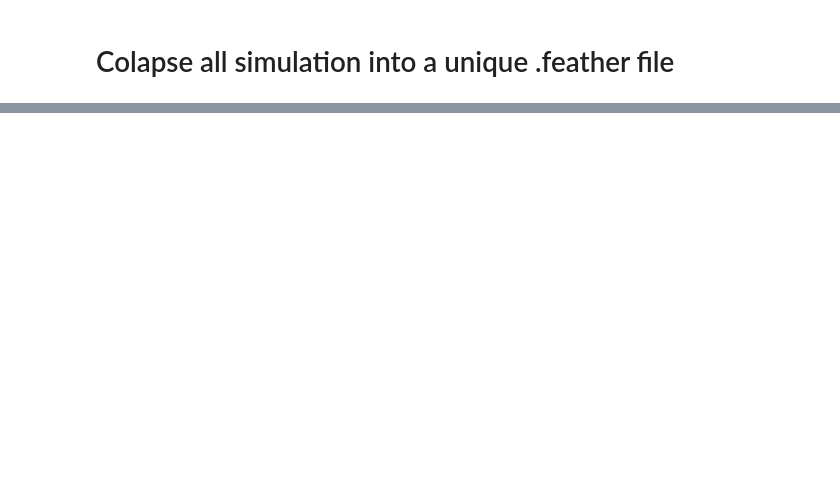
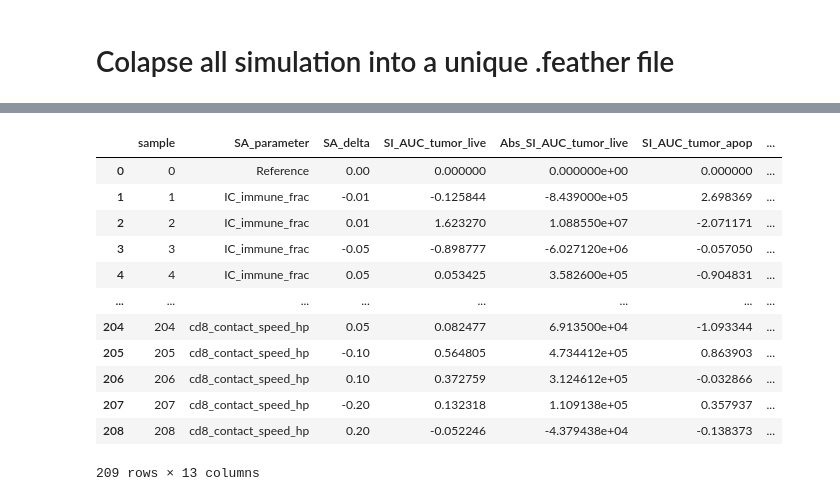
Before and after one commit to PhysiCell-Models/grammar_samples, a Jupyter notebook: Sensitivity_Analysis/SA_script_ex3.ipynb, the cells around one changed output, grey strips where cells are left out. Drawn from its saved outputs; the diff is of its cells as text; code cells hidden in the pictures; blank space fills up the shorter version.

```diff
--- a/Sensitivity_Analysis/SA_script_ex3.ipynb
+++ b/Sensitivity_Analysis/SA_script_ex3.ipynb
@@ -323,0 +149,52 @@ plt.show()
+# %%
+sample_ref = 0 # Sample with reference parameters
+print('Sample with reference parameters: ', df_summary.iloc[sample_ref][params_list].values)
+
+# Calculate the sensitivity index
+QoIs_list = ['AUC_tumor_live', 'AUC_tumor_apop', 'AUC_tumor_nec', 'Wasserstein_dist_Mac', 'Wasserstein_dist_CD8']
+# Function to calculate SI using
+def calculate_SI_multiple():
+    sensitivity_analysis_dic = {}
+    # Calculate the delta of parameters
+    non_zero_values = []; non_zero_params= []
+    relative_change_params = (df_summary[params_list] - df_summary.iloc[sample_ref][params_list].values) / np.where(df_summary.iloc[sample_ref][params_list].values != 0, df_summary.iloc[sample_ref][params_list].values, 1)
+    for index, row in relative_change_params.iterrows():
+        # First index is the reference sample - include the value 1 and skip it
+        if index == sample_ref: non_zero_values.append(1); non_zero_params.append(params_list[0]); continue
+        # Get the non-zero values in the row
+        non_zero_row_values = row[row != 0.0]
+        # Check if there is exactly one non-zero value
+        if len(non_zero_row_values) == 1: non_zero_values.append(non_zero_row_values.iloc[0])
+        else: raise ValueError(f"Row {index} contains more than one non-zero value or all values are zero. Non zero: {non_zero_row_values} - Row: {row.values}")
+        # Parameter name with non-zero value
+        non_zero_params.append(non_zero_row_values.index[0])
+    relative_change_params_1d = pd.DataFrame(non_zero_values, columns=['NonZeroValues'])
+    sensitivity_analysis_dic['SA_parameter'] = np.array(non_zero_params)
+    sensitivity_analysis_dic['SA_delta'] = relative_change_params_1d.to_numpy()[:,0].round(2)
+    # Calculate the delta of QoIs
+    absolute_change_qois = df_summary[QoIs_list] - df_summary.iloc[sample_ref][QoIs_list].values
+    relative_change_qois = absolute_change_qois / np.where(df_summary.iloc[sample_ref][QoIs_list].values != 0, df_summary.iloc[sample_ref][QoIs_list].values, 1)
+    absolute_change_params = sensitivity_analysis_dic['SA_delta'] * df_summary.iloc[sample_ref][ sensitivity_analysis_dic['SA_parameter'] ].to_numpy()
+    for id_qoi, qoi in enumerate(QoIs_list):
+        sensitivity_analysis_dic[f'SI_{qoi}'] = relative_change_qois.to_numpy()[:,id_qoi]/sensitivity_analysis_dic['SA_delta']
+        parameter_name = sensitivity_analysis_dic['SA_parameter']
+        sensitivity_analysis_dic[f'Abs_SI_{qoi}'] = absolute_change_qois.to_numpy()[:,id_qoi]/absolute_change_params
+
+    # Change the delta of reference value to 0 and label it as reference
+    sensitivity_analysis_dic['SA_delta'][0] = 0
+    sensitivity_analysis_dic['SA_parameter'][0] = 'Reference'
+    return pd.DataFrame(sensitivity_analysis_dic)
+
+# Group by 'Sample_ID' then calculate AUC for each QOI - row dimension of samples
+df_SA = calculate_SI_multiple() # calculate the AUC for each QOI
+df_SA = pd.concat([df_summary['sample'], df_SA], axis=1)
+
+# Print the sensitivity index
+for qoi in QoIs_list:
+    sample_lowest_qoi = df_summary.iloc[df_summary[qoi].idxmin()]['sample']; sample_highest_qoi = df_summary.iloc[df_summary[qoi].idxmax()]['sample']
+    sample_lowest_si = df_SA.iloc[df_SA[f'SI_{qoi}'].idxmin()]['sample']; sample_highest_si = df_SA.iloc[df_SA[f'SI_{qoi}'].idxmax()]['sample']
+    print(f"QoI: {qoi}")
+    print(f"\t lowest and highest QoI: {sample_lowest_qoi} ({df_SA.iloc[int(sample_lowest_qoi)]['SA_parameter']}) and {sample_highest_qoi} ({df_SA.iloc[int(sample_highest_qoi)]['SA_parameter']})")
+    print(f"\t lowest and highest SI: {sample_lowest_si} ({df_SA.iloc[int(sample_lowest_si)]['SA_parameter']}) and {sample_highest_si} ({df_SA.iloc[int(sample_highest_si)]['SA_parameter']})\n")
+df_SA
+# %% [output]
@@ -323,0 +218,13 @@ plt.show()
+|  | sample | SA_parameter | SA_delta | SI_AUC_tumor_live | Abs_SI_AUC_tumor_live | SI_AUC_tumor_apop | ... |
+| 0 | 0 | Reference | 0.00 | 0.000000 | 0.000000e+00 | 0.000000 | ... |
+| 1 | 1 | IC_immune_frac | -0.01 | -0.125844 | -8.439000e+05 | 2.698369 | ... |
+| 2 | 2 | IC_immune_frac | 0.01 | 1.623270 | 1.088550e+07 | -2.071171 | ... |
+| 3 | 3 | IC_immune_frac | -0.05 | -0.898777 | -6.027120e+06 | -0.057050 | ... |
+| 4 | 4 | IC_immune_frac | 0.05 | 0.053425 | 3.582600e+05 | -0.904831 | ... |
+| ... | ... | ... | ... | ... | ... | ... | ... |
+| 204 | 204 | cd8_contact_speed_hp | 0.05 | 0.082477 | 6.913500e+04 | -1.093344 | ... |
+| 205 | 205 | cd8_contact_speed_hp | -0.10 | 0.564805 | 4.734412e+05 | 0.863903 | ... |
+| 206 | 206 | cd8_contact_speed_hp | 0.10 | 0.372759 | 3.124612e+05 | -0.032866 | ... |
+| 207 | 207 | cd8_contact_speed_hp | -0.20 | 0.132318 | 1.109138e+05 | 0.357937 | ... |
+| 208 | 208 | cd8_contact_speed_hp | 0.20 | -0.052246 | -4.379438e+04 | -0.138373 | ... |
+209 rows × 13 columns
```
Also changed, not shown: parts of 18 cells of this notebook, 1 other file.
